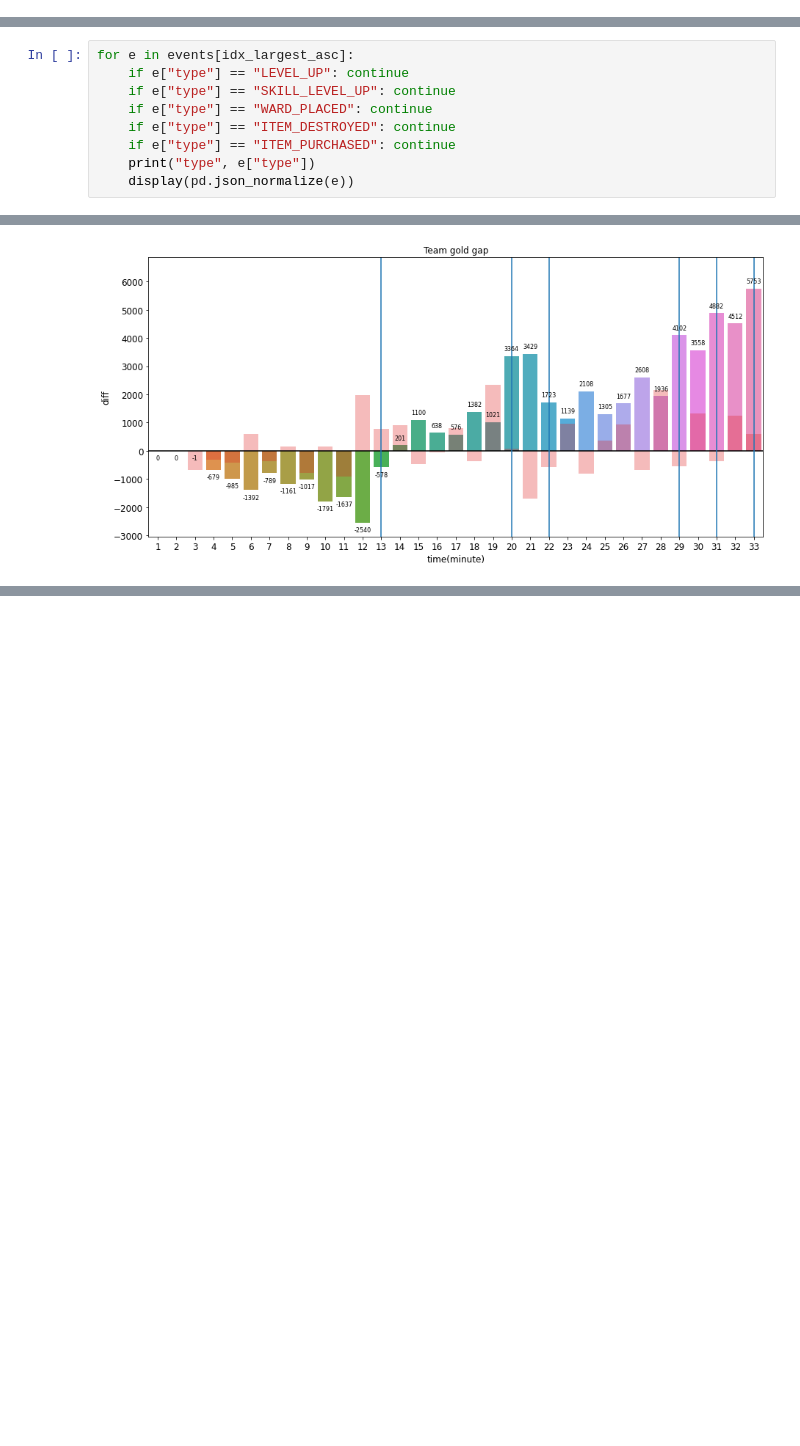
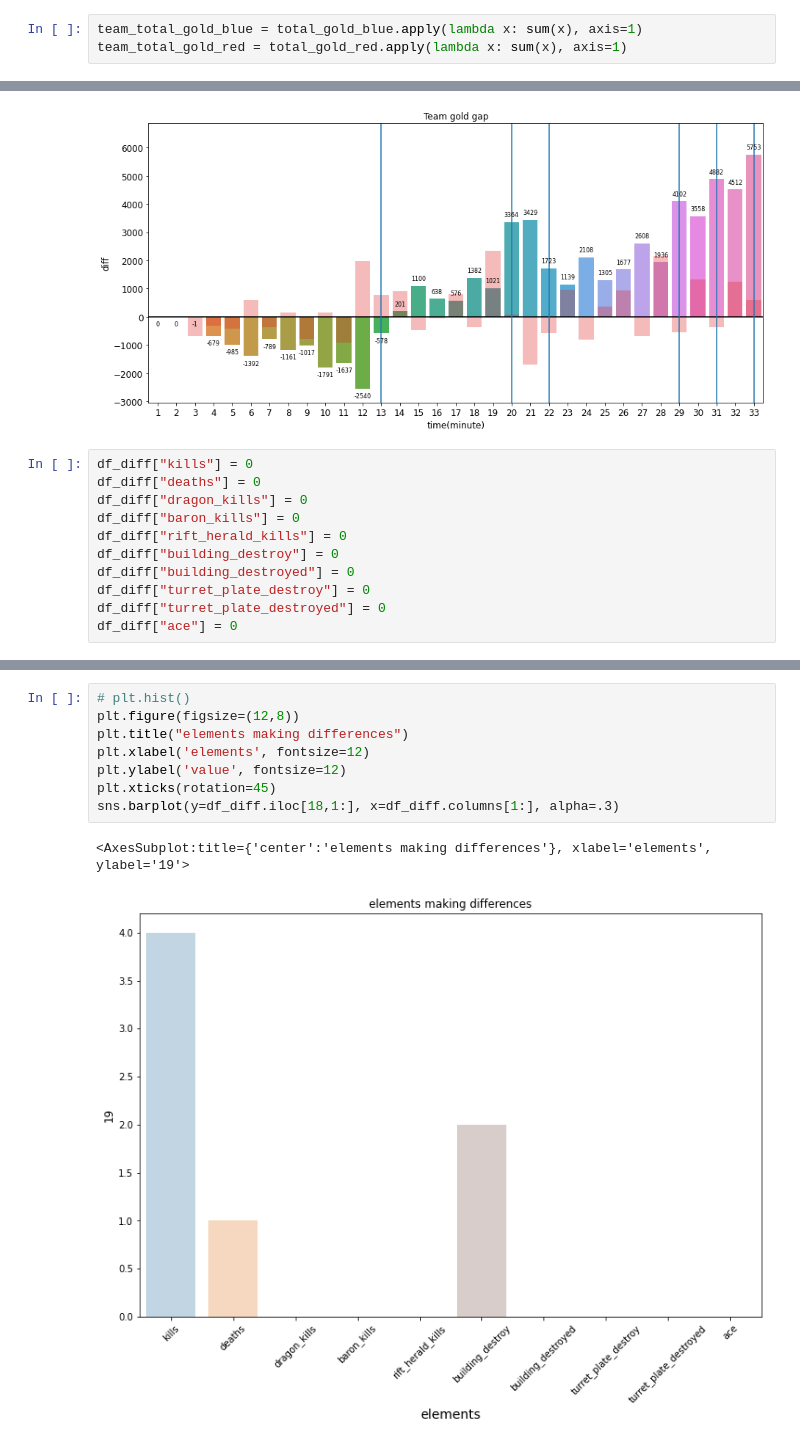
Before and after one commit to uowol/Project_LoLStatistics, a Jupyter notebook: GOLD.ipynb, the cells around one changed output, grey strips where cells are left out. Saved outputs shown, nothing was run; the diff lists cells and outputs as text; blank space fills up the shorter version.

Commit message:
update visualizing function

```diff
--- a/GOLD.ipynb
+++ b/GOLD.ipynb
@@ -40,6 +40,9 @@ total_gold_blue.head()
 | 2 | 521 | 590 | 523 | 563 | 621 |
 | 3 | 857 | 868 | 759 | 839 | 1023 |
 | 4 | 1099 | 1133 | 894 | 1120 | 1313 |
+# %%
+team_total_gold_blue = total_gold_blue.apply(lambda x: sum(x), axis=1)
+team_total_gold_red = total_gold_red.apply(lambda x: sum(x), axis=1)
 # %%
 team_total_gold_gap = team_total_gold_blue-team_total_gold_red
 # sns.lineplot(x=range(match_time_length), y=team_total_gold_gap)
@@ -75,9 +72,0 @@ idx_largest_desc, idx_largest_asc
-# %%
-for e in events[idx_largest_asc]:
-    if e["type"] == "LEVEL_UP": continue
-    if e["type"] == "SKILL_LEVEL_UP": continue
-    if e["type"] == "WARD_PLACED": continue
-    if e["type"] == "ITEM_DESTROYED": continue
-    if e["type"] == "ITEM_PURCHASED": continue
-    print("type", e["type"])
-    display(pd.json_normalize(e))
@@ -123,3 +92,14 @@ for i in df_diff[abs(df_diff["diff"]) >= 1000].index:   # 1000골드 이상의
     plt.axvline(x=i)
 # %% [output]
 [figure]
+# %%
+df_diff["kills"] = 0
+df_diff["deaths"] = 0
+df_diff["dragon_kills"] = 0
+df_diff["baron_kills"] = 0
+df_diff["rift_herald_kills"] = 0
+df_diff["building_destroy"] = 0
+df_diff["building_destroyed"] = 0
+df_diff["turret_plate_destroy"] = 0
+df_diff["turret_plate_destroyed"] = 0
+df_diff["ace"] = 0
@@ -125,0 +166,11 @@ for i in df_diff[abs(df_diff["diff"]) >= 1000].index:   # 1000골드 이상의
+# %%
+# plt.hist()
+plt.figure(figsize=(12,8))
+plt.title("elements making differences")
+plt.xlabel('elements', fontsize=12)
+plt.ylabel('value', fontsize=12)
+plt.xticks(rotation=45)
+sns.barplot(y=df_diff.iloc[18,1:], x=df_diff.columns[1:], alpha=.3)
+# %% [output]
+<AxesSubplot:title={'center':'elements making differences'}, xlabel='elements', ylabel='19'>
+[figure, added]
```
Also changed, not shown: parts of 5 cells of this notebook, 4 other files.
